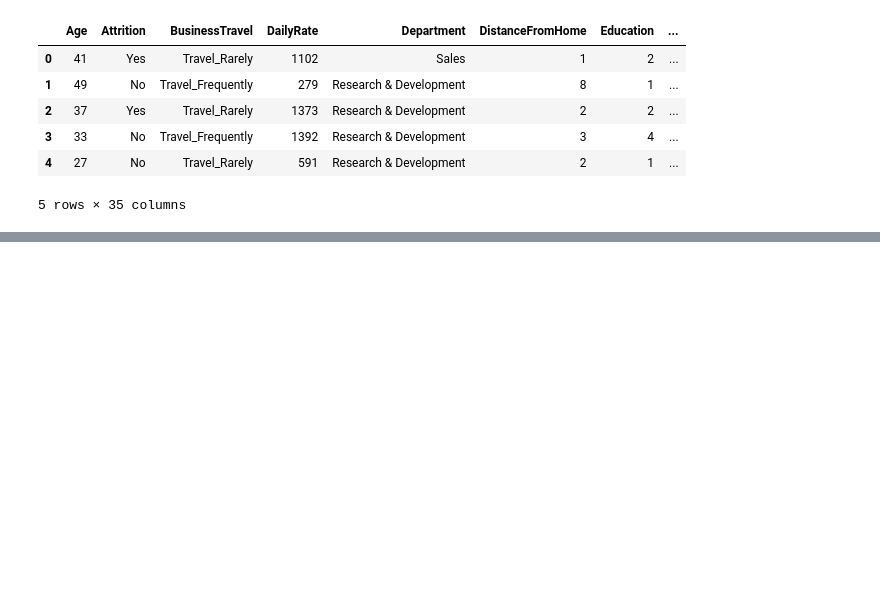
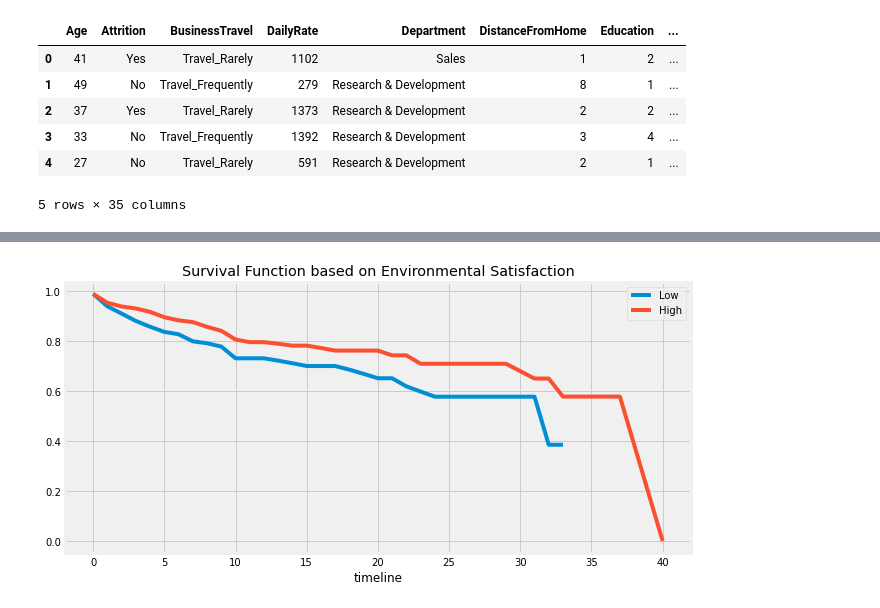
Before and after one commit to firasbrinsi1998/Employee-Attrition-using-Survival-Analysis, a Jupyter notebook: Employee-Attrition-using-Survival-Analysis.ipynb, the cells around one changed output, grey strips where cells are left out. Cells and saved outputs as stored; diff of their text form; code cells hidden in the pictures; blank space fills up the shorter version.

```diff
--- a/Employee-Attrition-using-Survival-Analysis.ipynb
+++ b/Employee-Attrition-using-Survival-Analysis.ipynb
@@ -120,0 +162,22 @@ Name: Attrition, dtype: int64
+# %%
+#Environmental Satisfaction
+
+EnvironmentalLowSatisfaction = ((df['EnvironmentSatisfaction'] == 1) | (df['EnvironmentSatisfaction'] == 2))
+EnvironmentalHighSatisfaction = ((df['EnvironmentSatisfaction'] == 3) | (df['EnvironmentSatisfaction'] == 4))
+
+ax = plt.subplot()
+kmf = KaplanMeierFitter()
+
+kmf.fit(durations=df[EnvironmentalLowSatisfaction]['YearsAtCompany'],
+        event_observed=df[EnvironmentalLowSatisfaction]['Attrition'],
+        label='Low')
+kmf.survival_function_.plot(figsize=(10,5), ax=ax)
+
+kmf.fit(durations=df[EnvironmentalHighSatisfaction]['YearsAtCompany'],
+        event_observed=df[EnvironmentalHighSatisfaction]['Attrition'],
+        label='High')
+kmf.survival_function_.plot(figsize=(10,5), ax=ax)
+plt.title('Survival Function based on Environmental Satisfaction')
+plt.show();
+# %% [output]
+[figure, added]
```
Also changed, not shown: parts of 23 cells of this notebook.
